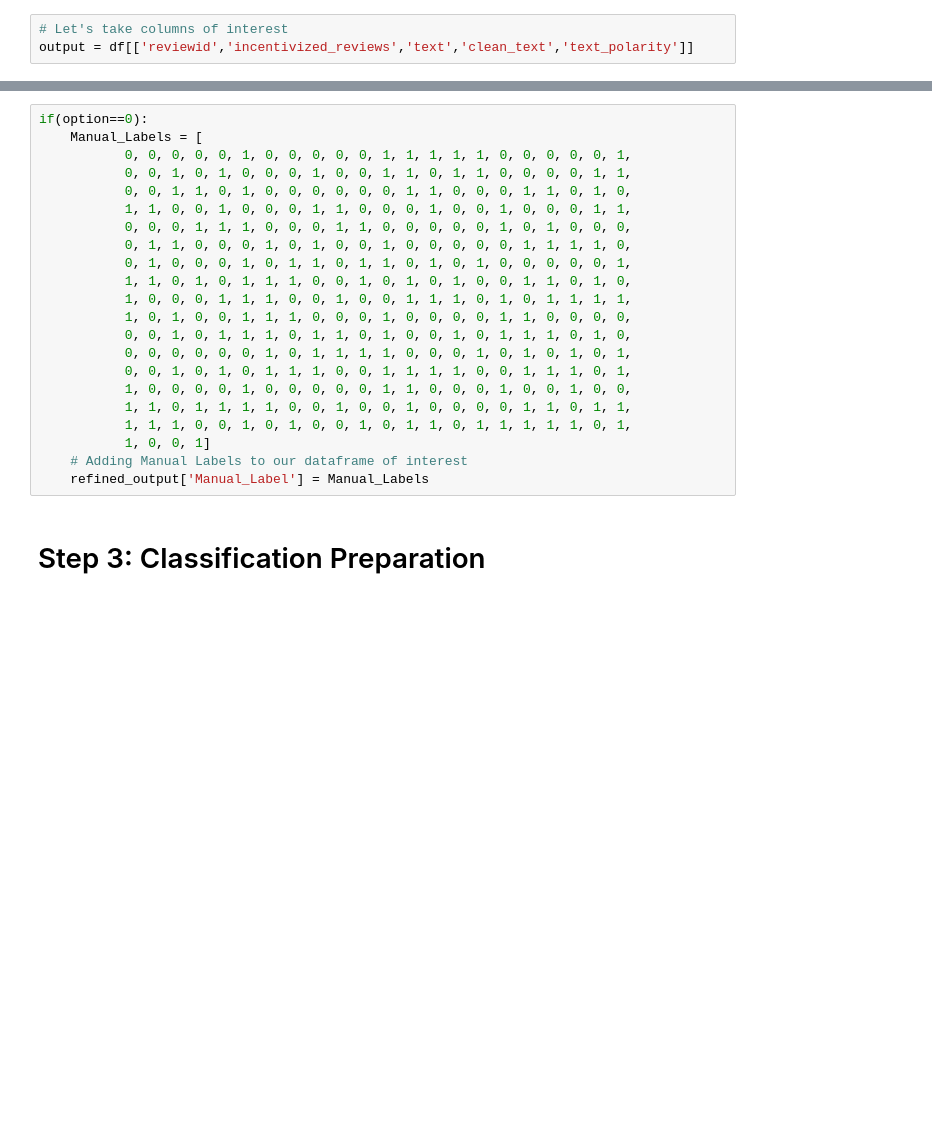
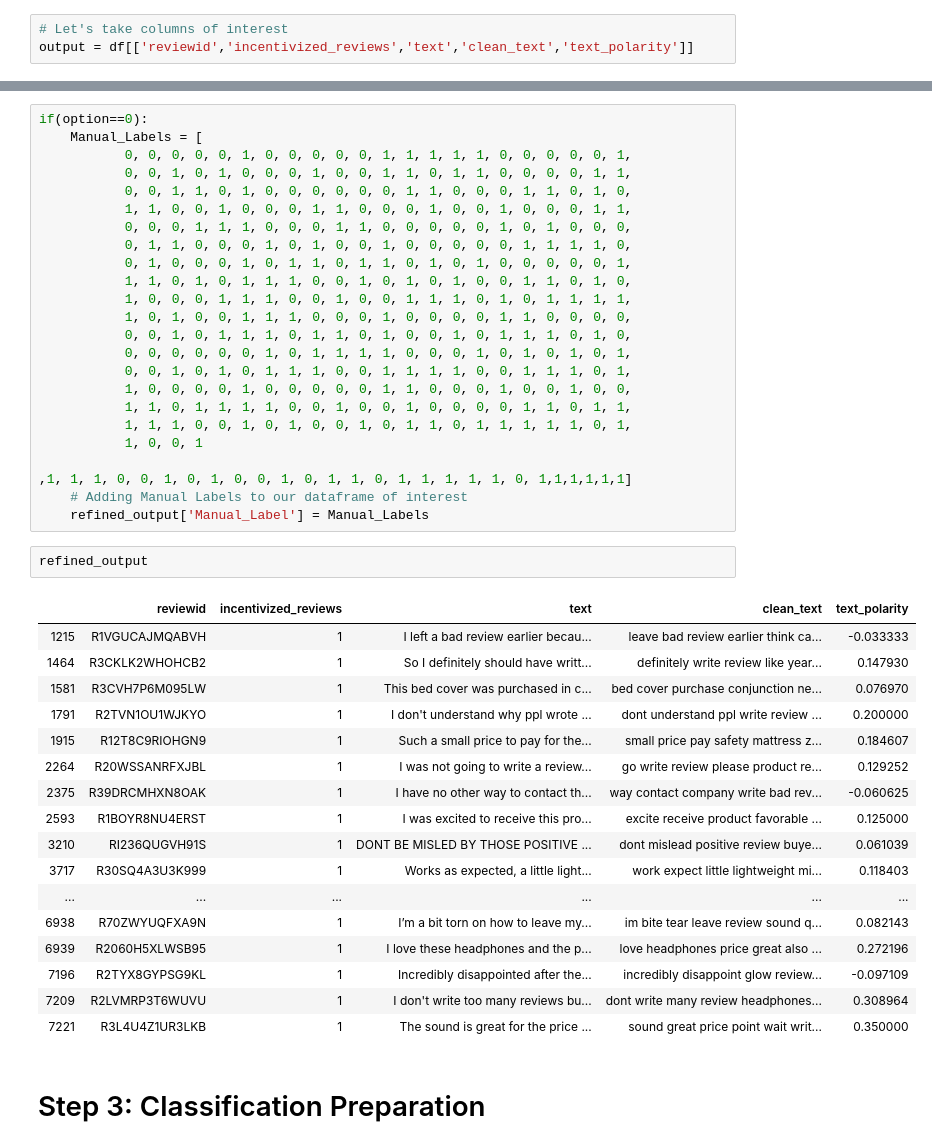
Before and after one commit to dujijundavid/Reviewbox_team, a Jupyter notebook: Handover to RB/Incentivized Reviews/Incentivized Reviews Product.ipynb, the cells around one changed output, grey strips where cells are left out. Drawn from its saved outputs; the diff is of its cells as text; blank space fills up the shorter version.

```diff
--- a/Handover to RB/Incentivized Reviews/Incentivized Reviews Product.ipynb
+++ b/Handover to RB/Incentivized Reviews/Incentivized Reviews Product.ipynb
@@ -163,9 +206,31 @@ if(option==0):
            1, 0, 0, 0, 0, 1, 0, 0, 0, 0, 0, 1, 1, 0, 0, 0, 1, 0, 0, 1, 0, 0,
            1, 1, 0, 1, 1, 1, 1, 0, 0, 1, 0, 0, 1, 0, 0, 0, 0, 1, 1, 0, 1, 1,
            1, 1, 1, 0, 0, 1, 0, 1, 0, 0, 1, 0, 1, 1, 0, 1, 1, 1, 1, 1, 0, 1,
-           1, 0, 0, 1]
+           1, 0, 0, 1
+
+,1, 1, 1, 0, 0, 1, 0, 1, 0, 0, 1, 0, 1, 1, 0, 1, 1, 1, 1, 1, 0, 1,1,1,1,1,1]
     # Adding Manual Labels to our dataframe of interest
     refined_output['Manual_Label'] = Manual_Labels
+# %%
+refined_output
+# %% [output]
+|  | reviewid | incentivized_reviews | text | clean_text | text_polarity |
+| 1215 | R1VGUCAJMQABVH | 1 | I left a bad review earlier becau... | leave bad review earlier think ca... | -0.033333 |
+| 1464 | R3CKLK2WHOHCB2 | 1 | So I definitely should have writt... | definitely write review like year... | 0.147930 |
+| 1581 | R3CVH7P6M095LW | 1 | This bed cover was purchased in c... | bed cover purchase conjunction ne... | 0.076970 |
+| 1791 | R2TVN1OU1WJKYO | 1 | I don't understand why ppl wrote ... | dont understand ppl write review ... | 0.200000 |
+| 1915 | R12T8C9RIOHGN9 | 1 | Such a small price to pay for the... | small price pay safety mattress z... | 0.184607 |
+| 2264 | R20WSSANRFXJBL | 1 | I was not going to write a review... | go write review please product re... | 0.129252 |
+| 2375 | R39DRCMHXN8OAK | 1 | I have no other way to contact th... | way contact company write bad rev... | -0.060625 |
+| 2593 | R1BOYR8NU4ERST | 1 | I was excited to receive this pro... | excite receive product favorable ... | 0.125000 |
+| 3210 | RI236QUGVH91S | 1 | DONT BE MISLED BY THOSE POSITIVE ... | dont mislead positive review buye... | 0.061039 |
+| 3717 | R30SQ4A3U3K999 | 1 | Works as expected, a little light... | work expect little lightweight mi... | 0.118403 |
+| ... | ... | ... | ... | ... | ... |
+| 6938 | R70ZWYUQFXA9N | 1 | I’m a bit torn on how to leave my... | im bite tear leave review sound q... | 0.082143 |
+| 6939 | R2060H5XLWSB95 | 1 | I love these headphones and the p... | love headphones price great also ... | 0.272196 |
+| 7196 | R2TYX8GYPSG9KL | 1 | Incredibly disappointed after the... | incredibly disappoint glow review... | -0.097109 |
+| 7209 | R2LVMRP3T6WUVU | 1 | I don't write too many reviews bu... | dont write many review headphones... | 0.308964 |
+| 7221 | R3L4U4Z1UR3LKB | 1 | The sound is great for the price ... | sound great price point wait writ... | 0.350000 |
 # %% [markdown]
 # Step 3: Classification Preparation
 # %% [markdown]
```
Also changed, not shown: parts of 14 cells of this notebook, 2 other files.
